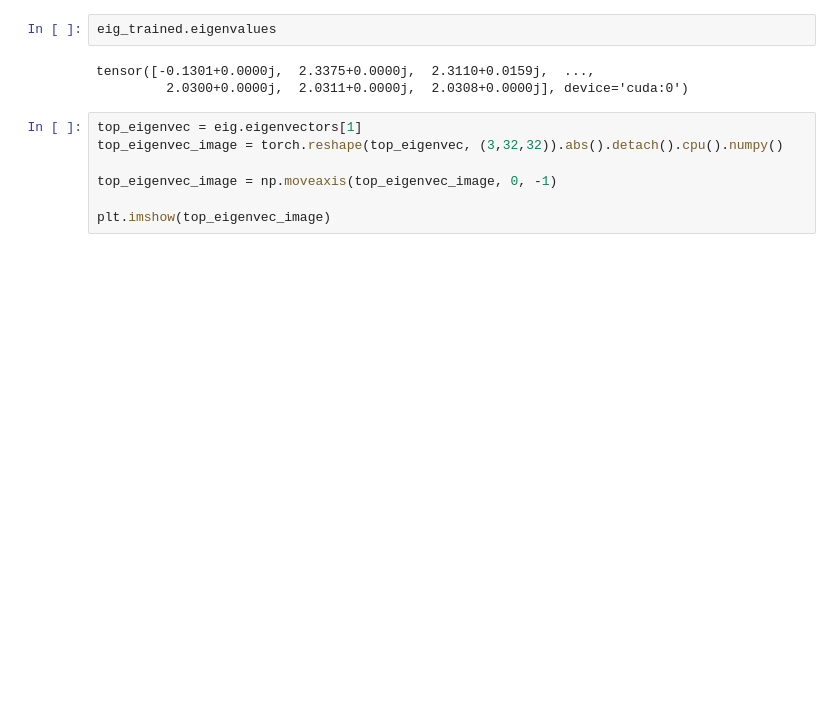
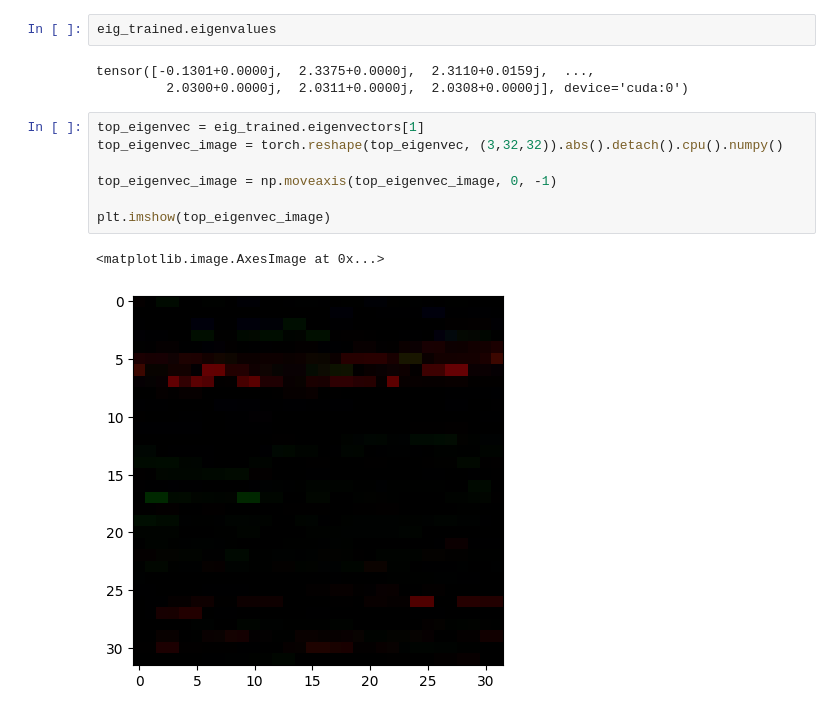
Before and after one commit to sugolov/diffusion, a Jupyter notebook: jacobian.ipynb, the cells around one changed output. Drawn from its saved outputs; the diff is of its cells as text; blank space fills up the shorter version.

```diff
--- a/jacobian.ipynb
+++ b/jacobian.ipynb
@@ -162,9 +162,12 @@ eig_trained.eigenvalues
 tensor([-0.1301+0.0000j,  2.3375+0.0000j,  2.3110+0.0159j,  ...,
          2.0300+0.0000j,  2.0311+0.0000j,  2.0308+0.0000j], device='cuda:0')
 # %%
-top_eigenvec = eig.eigenvectors[1]
+top_eigenvec = eig_trained.eigenvectors[1]
 top_eigenvec_image = torch.reshape(top_eigenvec, (3,32,32)).abs().detach().cpu().numpy()
 
 top_eigenvec_image = np.moveaxis(top_eigenvec_image, 0, -1)
 
 plt.imshow(top_eigenvec_image)
+# %% [output]
+<matplotlib.image.AxesImage at 0x...>
+[figure, added]
```
